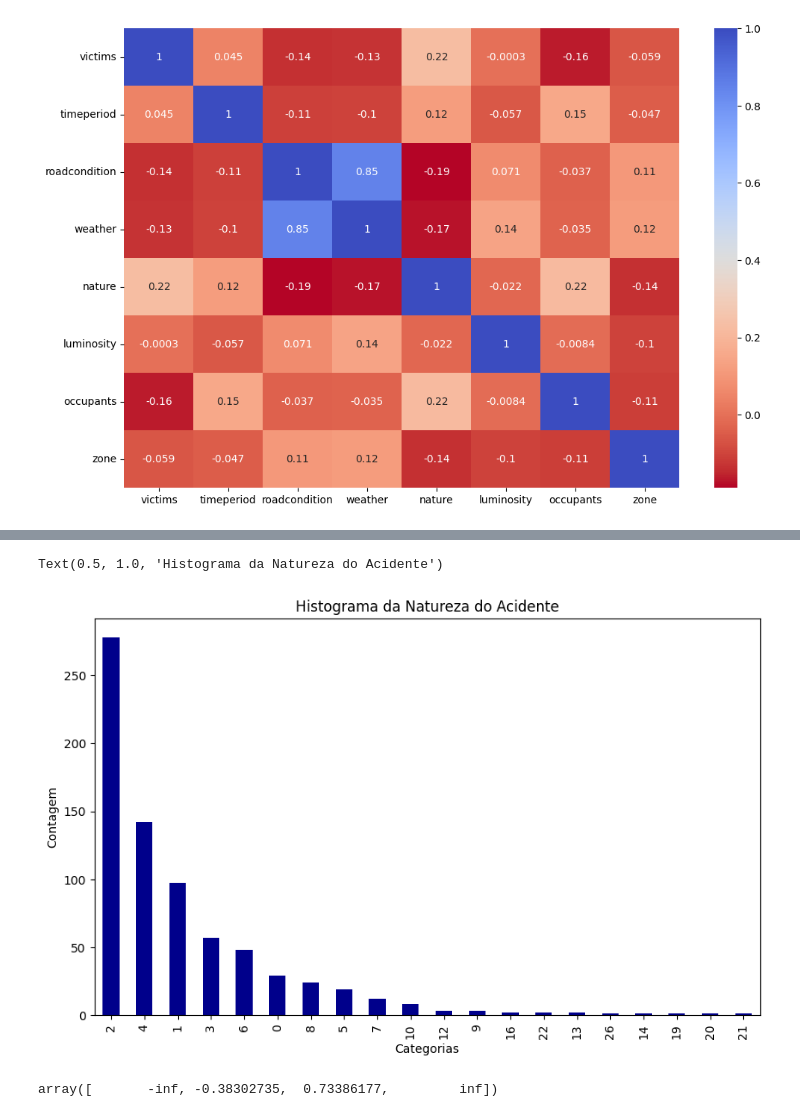
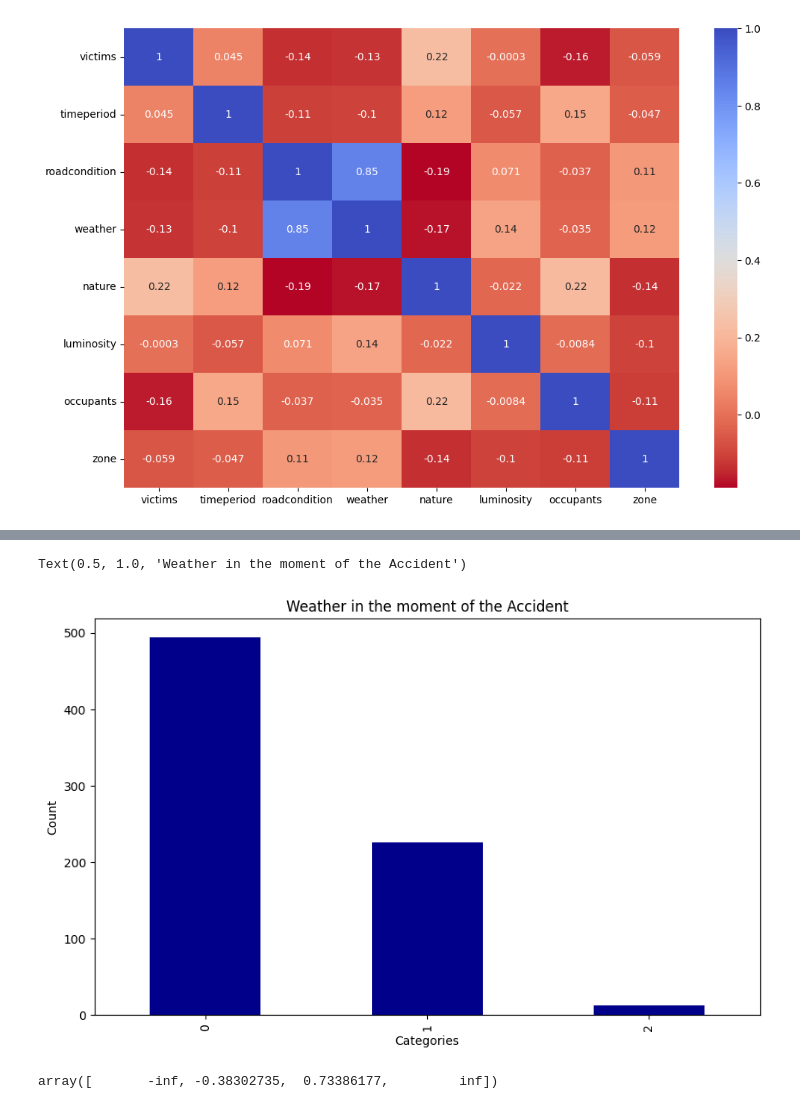
Before and after one commit to gmgriebeler/severity_of_accidents_on_highways, a Jupyter notebook: severity_of_accidents.ipynb, the cells around one changed output, grey strips where cells are left out. Drawn from its saved outputs; the diff is of its cells as text; code cells hidden in the pictures.

```diff
--- a/severity_of_accidents.ipynb
+++ b/severity_of_accidents.ipynb
@@ -221,15 +221,15 @@ C(dummy)[T.1.0]       -0.1494      0.096     -1.552      0.121      -0.338
 1/2                    0.1246      0.062      2.010      0.044       0.003       0.246
 ======================================================================================
 # %%
-contagem_categorias = df1['Nº Ocupantes Veiculo'].value_counts()
+contagem_categorias = df1['weather'].value_counts()
 
 plt.figure(figsize=(10, 6))
 contagem_categorias.plot(kind='bar', color='darkblue')
 
-plt.xlabel('Categorias')
-plt.ylabel('Contagem')
-plt.title(f'Histograma da Natureza do Acidente')
+plt.xlabel('Categories')
+plt.ylabel('Count')
+plt.title(f'Weather in the moment of the Accident')
 # %% [output]
-Text(0.5, 1.0, 'Histograma da Natureza do Acidente')
+Text(0.5, 1.0, 'Weather in the moment of the Accident')
-[figure, old version]
+[figure, new version]
 # %%
```
Also changed, not shown: parts of 5 cells of this notebook.
